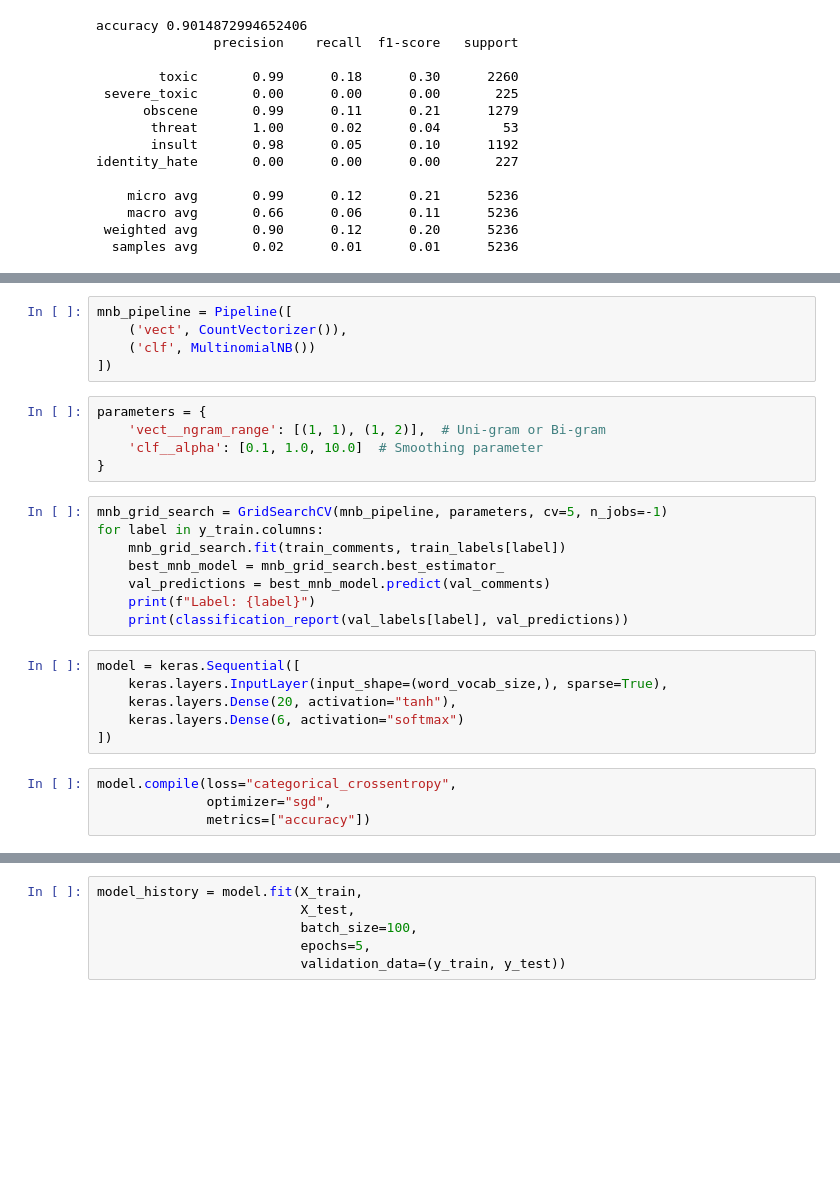
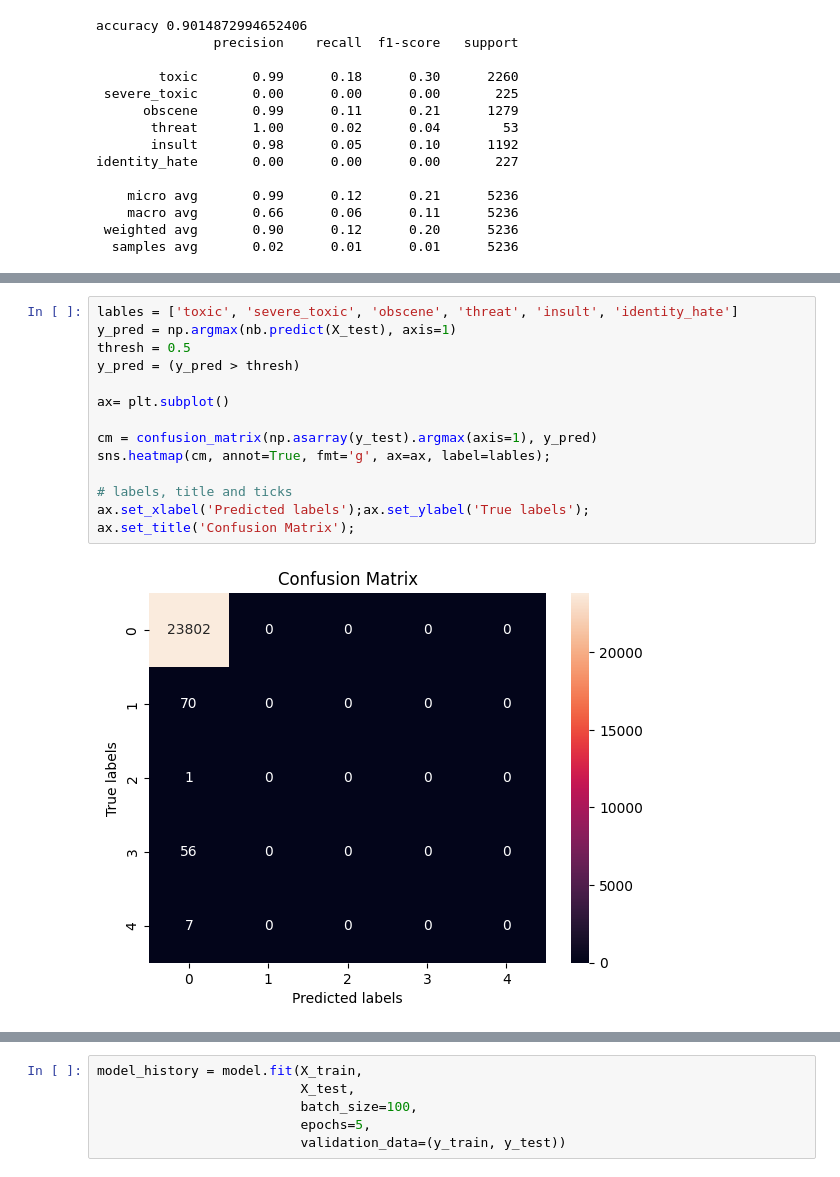
Before and after one commit to slowings/NLP_identifying_trolls, a Jupyter notebook: NLP_identifying_trolls.ipynb, the cells around one changed output, grey strips where cells are left out. Cells and saved outputs as stored; diff of their text form; blank space fills up the shorter version.

```diff
--- a/NLP_identifying_trolls.ipynb
+++ b/NLP_identifying_trolls.ipynb
@@ -580,28 +350,16 @@ precision_score(y_val, y_hat)
-# %%
-mnb_pipeline = Pipeline([
-    ('vect', CountVectorizer()),
-    ('clf', MultinomialNB())
-])
-# %%
-parameters = {
-    'vect__ngram_range': [(1, 1), (1, 2)],  # Uni-gram or Bi-gram
-    'clf__alpha': [0.1, 1.0, 10.0]  # Smoothing parameter
-}
-# %%
-mnb_grid_search = GridSearchCV(mnb_pipeline, parameters, cv=5, n_jobs=-1)
-for label in y_train.columns:
-    mnb_grid_search.fit(train_comments, train_labels[label])
-    best_mnb_model = mnb_grid_search.best_estimator_
-    val_predictions = best_mnb_model.predict(val_comments)
-    print(f"Label: {label}")
-    print(classification_report(val_labels[label], val_predictions))
-# %%
-model = keras.Sequential([
-    keras.layers.InputLayer(input_shape=(word_vocab_size,), sparse=True),
-    keras.layers.Dense(20, activation="tanh"),
-    keras.layers.Dense(6, activation="softmax")
-])
-# %%
-model.compile(loss="categorical_crossentropy",
-              optimizer="sgd",
-              metrics=["accuracy"])
+# %%
+lables = ['toxic', 'severe_toxic', 'obscene', 'threat', 'insult', 'identity_hate']
+y_pred = np.argmax(nb.predict(X_test), axis=1)
+thresh = 0.5
+y_pred = (y_pred > thresh)
+
+ax= plt.subplot()
+
+cm = confusion_matrix(np.asarray(y_test).argmax(axis=1), y_pred)
+sns.heatmap(cm, annot=True, fmt='g', ax=ax, label=lables);
+
+# labels, title and ticks
+ax.set_xlabel('Predicted labels');ax.set_ylabel('True labels');
+ax.set_title('Confusion Matrix');
+# %% [output]
+[figure, added]
```
Also changed, not shown: parts of 49 cells of this notebook.
